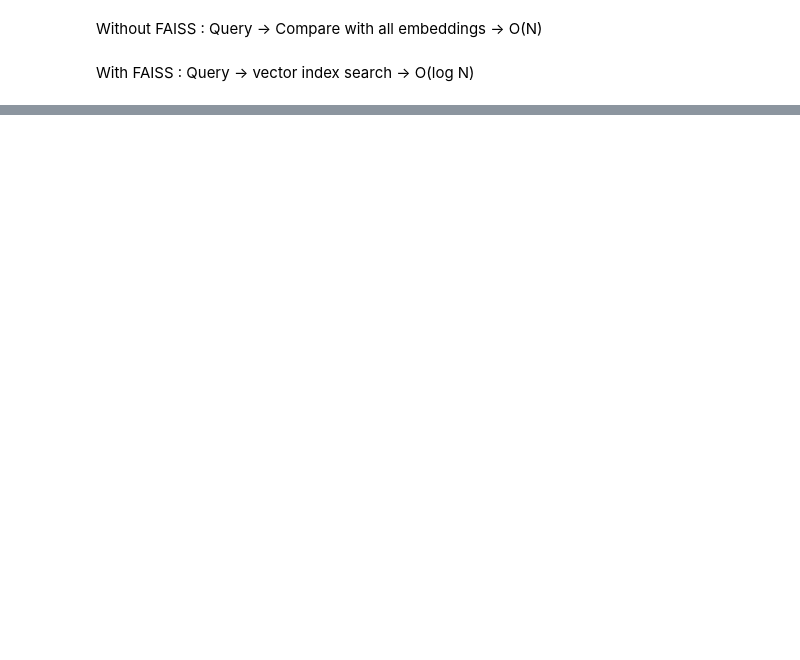
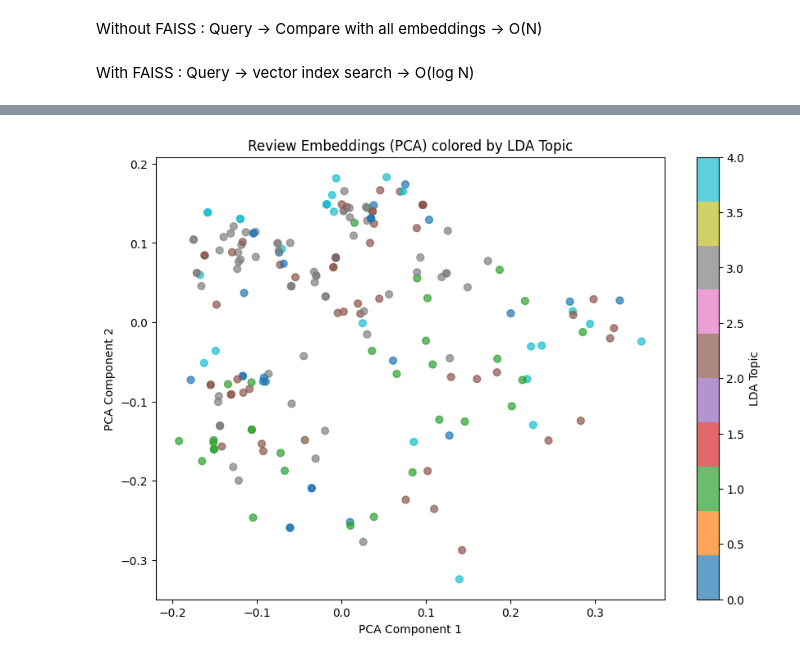
Before and after one commit to CodeByKiran/LLM_engineering, a Jupyter notebook: notebooks/llm_embeddings_vector_search.ipynb, the cells around one changed output, grey strips where cells are left out. Drawn from its saved outputs; the diff is of its cells as text; code cells hidden in the pictures; blank space fills up the shorter version.

```diff
--- a/notebooks/llm_embeddings_vector_search.ipynb
+++ b/notebooks/llm_embeddings_vector_search.ipynb
@@ -182,0 +197,5 @@ With FAISS :   Query  -> vector index search -> O(log N)
+# %%
+embeddings = np.load("../data/processed/review_embeddings.npy")
+
+df_sample = pd.read_csv("../data/processed/sample_with_ids.csv")
+df_sample.columns
@@ -182,0 +222,7 @@ With FAISS :   Query  -> vector index search -> O(log N)
+# %%
+lda_model = LatentDirichletAllocation(
+    n_components=5,
+    random_state=42
+)
+
+lda_model.fit(tfidf_matrix)
@@ -182,0 +231,4 @@ With FAISS :   Query  -> vector index search -> O(log N)
+# %%
+topic_probs = lda_model.transform(tfidf_matrix)
+
+df_sample["dominant_topic"] = topic_probs.argmax(axis=1)
@@ -182,0 +246,26 @@ With FAISS :   Query  -> vector index search -> O(log N)
+# %%
+pca = PCA(n_components=2, random_state=42)
+
+coords = pca.fit_transform(embeddings)
+# %%
+plt.figure(figsize=(10,7))
+
+scatter = plt.scatter(
+    coords[:,0],
+    coords[:,1],
+    c=df_sample["dominant_topic"],
+    cmap="tab10",
+    alpha=0.7,
+    s=40
+)
+
+plt.colorbar(scatter, label="LDA Topic")
+
+plt.title("Review Embeddings (PCA) colored by LDA Topic")
+
+plt.xlabel("PCA Component 1")
+plt.ylabel("PCA Component 2")
+
+plt.show()
+# %% [output]
+[figure, added]
```
Also changed, not shown: parts of 10 cells of this notebook, 5 other files.
